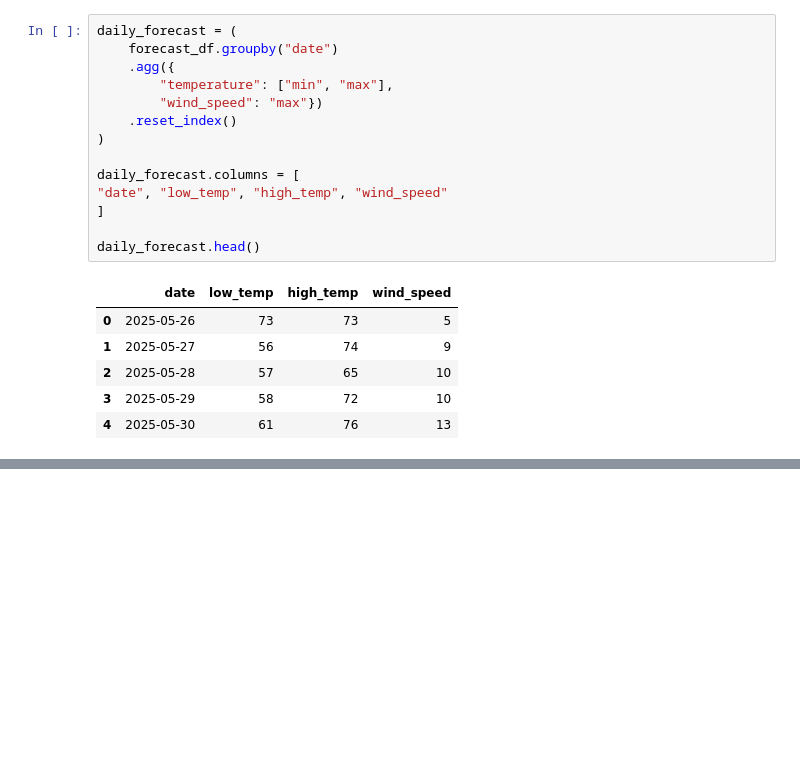
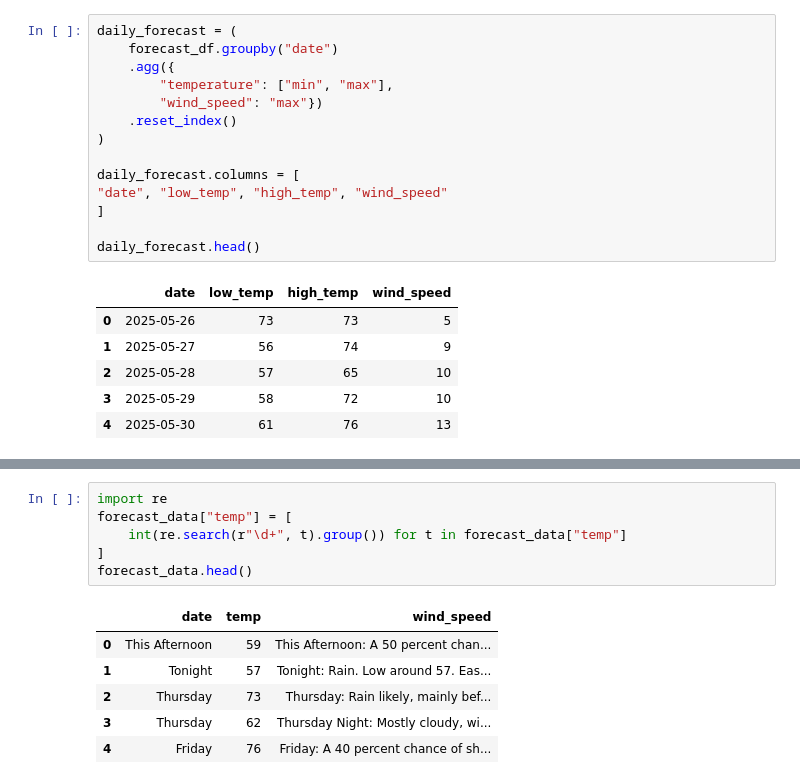
Before and after one commit to oliveiraphm/effective-data-analysis, a Jupyter notebook: src/ch10.ipynb, the cells around one changed output, grey strips where cells are left out. Drawn from its saved outputs; the diff is of its cells as text; blank space fills up the shorter version.

```diff
--- a/src/ch10.ipynb
+++ b/src/ch10.ipynb
@@ -76,0 +182,13 @@ daily_forecast.head()
+# %%
+import re
+forecast_data["temp"] = [
+    int(re.search(r"\d+", t).group()) for t in forecast_data["temp"]
+]
+forecast_data.head()
+# %% [output]
+|  | date | temp | wind_speed |
+| 0 | This Afternoon | 59 | This Afternoon: A 50 percent chan... |
+| 1 | Tonight | 57 | Tonight: Rain. Low around 57. Eas... |
+| 2 | Thursday | 73 | Thursday: Rain likely, mainly bef... |
+| 3 | Thursday | 62 | Thursday Night: Mostly cloudy, wi... |
+| 4 | Friday | 76 | Friday: A 40 percent chance of sh... |
```
Also changed, not shown: parts of 12 cells of this notebook, 1 other file.
